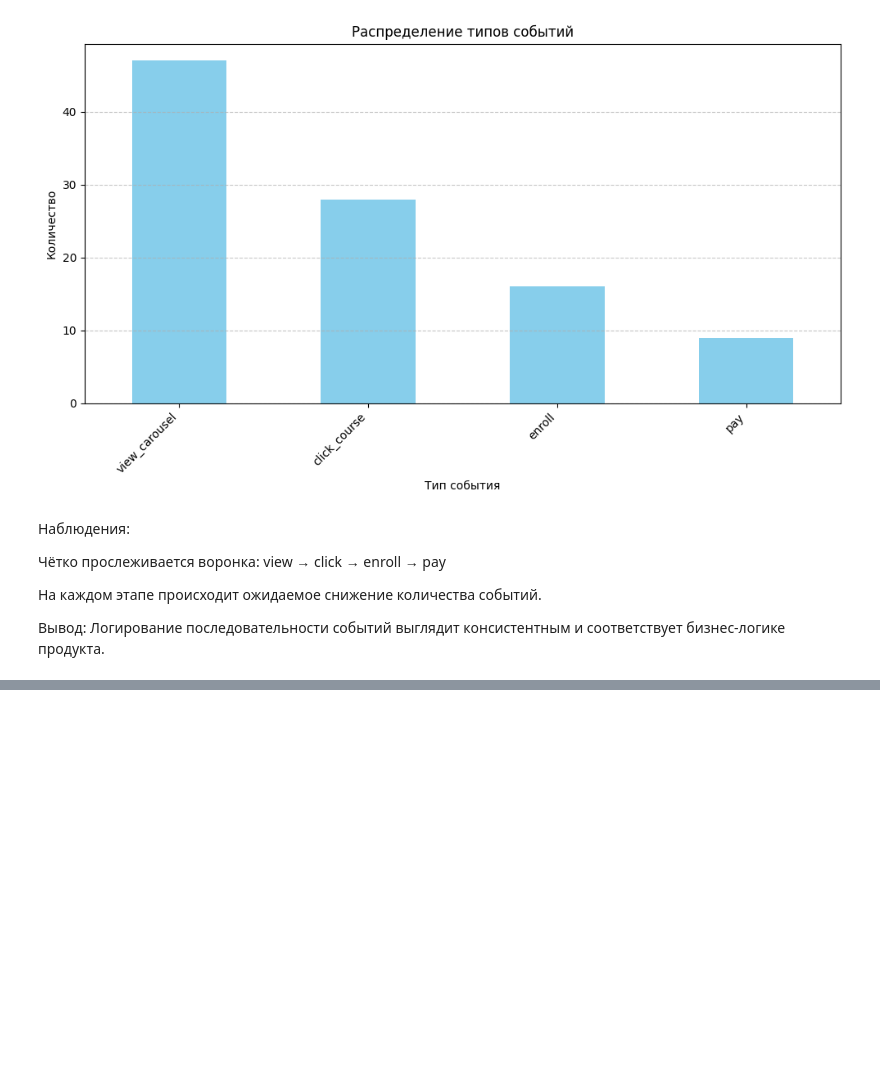
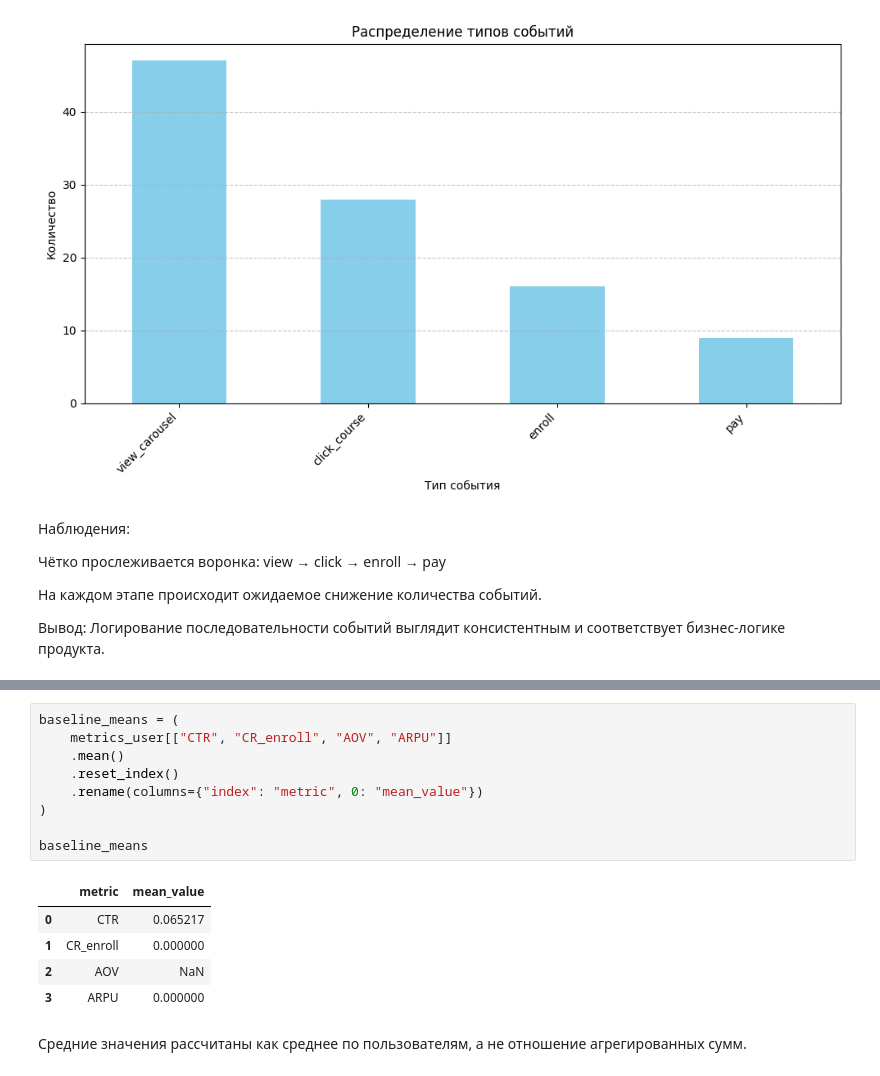
Before and after one commit to SVNasonkova/portfolio_ab_testing, a Jupyter notebook: case_3_edtech-ab-test/notebooks/1_exploratory_analysis.ipynb, the cells around one changed output, grey strips where cells are left out. Saved outputs shown, nothing was run; the diff lists cells and outputs as text; blank space fills up the shorter version.

```diff
--- a/case_3_edtech-ab-test/notebooks/1_exploratory_analysis.ipynb
+++ b/case_3_edtech-ab-test/notebooks/1_exploratory_analysis.ipynb
@@ -1094,0 +550,17 @@ ratio_stats
+# %%
+baseline_means = (
+    metrics_user[["CTR", "CR_enroll", "AOV", "ARPU"]]
+    .mean()
+    .reset_index()
+    .rename(columns={"index": "metric", 0: "mean_value"})
+)
+
+baseline_means
+# %% [output]
+|  | metric | mean_value |
+| 0 | CTR | 0.065217 |
+| 1 | CR_enroll | 0.000000 |
+| 2 | AOV | NaN |
+| 3 | ARPU | 0.000000 |
+# %% [markdown]
+Средние значения рассчитаны как среднее по пользователям, а не отношение агрегированных сумм.
```
Also changed, not shown: parts of 97 cells of this notebook, 6 other files.
